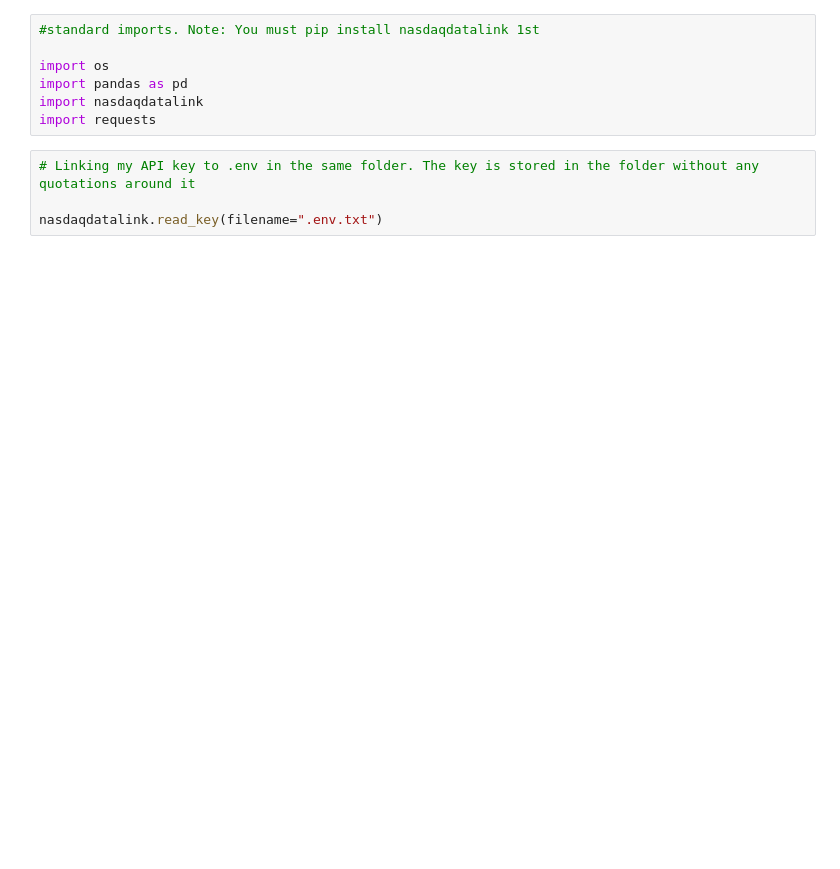
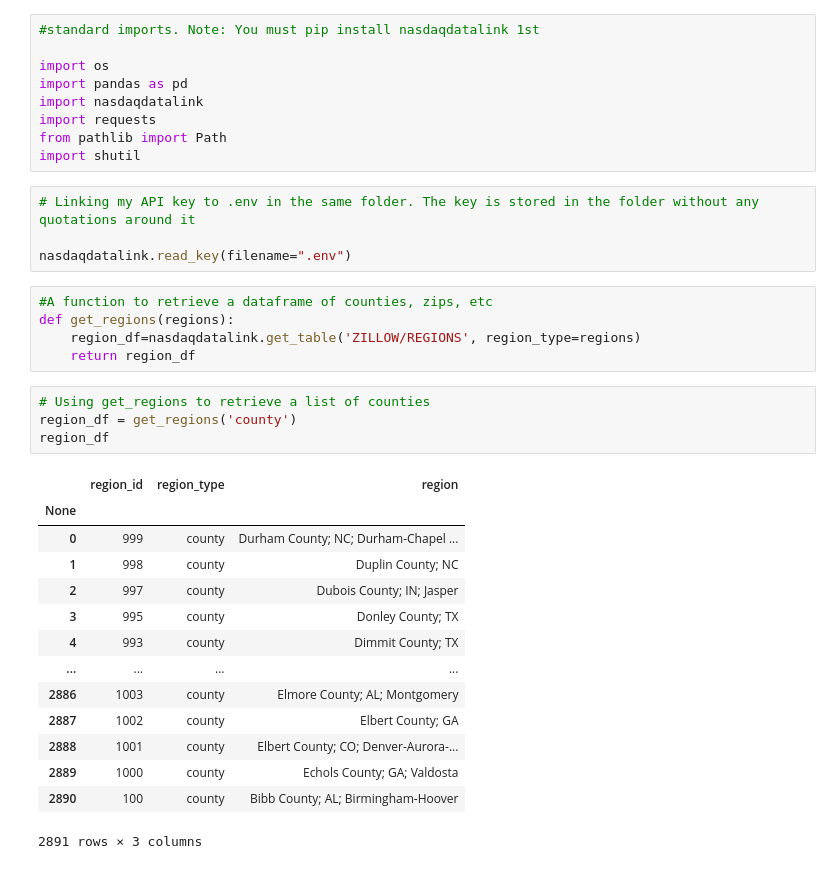
Before and after one commit to quinnwong31/Realestate_of_Mind, a Jupyter notebook: API_testing.ipynb, the cells around one changed output. Drawn from its saved outputs; the diff is of its cells as text; blank space fills up the shorter version.

```diff
--- a/API_testing.ipynb
+++ b/API_testing.ipynb
@@ -5,7 +5,33 @@ import os
 import pandas as pd
 import nasdaqdatalink
 import requests
+from pathlib import Path
+import shutil
 # %%
 # Linking my API key to .env in the same folder. The key is stored in the folder without any quotations around it
 
-nasdaqdatalink.read_key(filename=".env.txt")
+nasdaqdatalink.read_key(filename=".env")
+# %%
+#A function to retrieve a dataframe of counties, zips, etc
+def get_regions(regions):
+    region_df=nasdaqdatalink.get_table('ZILLOW/REGIONS', region_type=regions)
+    return region_df
+# %%
+# Using get_regions to retrieve a list of counties
+region_df = get_regions('county')
+region_df
+# %% [output]
+|  | region_id | region_type | region |
+| None |  |  |  |
+| 0 | 999 | county | Durham County; NC; Durham-Chapel ... |
+| 1 | 998 | county | Duplin County; NC |
+| 2 | 997 | county | Dubois County; IN; Jasper |
+| 3 | 995 | county | Donley County; TX |
+| 4 | 993 | county | Dimmit County; TX |
+| ... | ... | ... | ... |
+| 2886 | 1003 | county | Elmore County; AL; Montgomery |
+| 2887 | 1002 | county | Elbert County; GA |
+| 2888 | 1001 | county | Elbert County; CO; Denver-Aurora-... |
+| 2889 | 1000 | county | Echols County; GA; Valdosta |
+| 2890 | 100 | county | Bibb County; AL; Birmingham-Hoover |
+2891 rows × 3 columns
```
Also changed, not shown: parts of 5 cells of this notebook, 2 other files.
